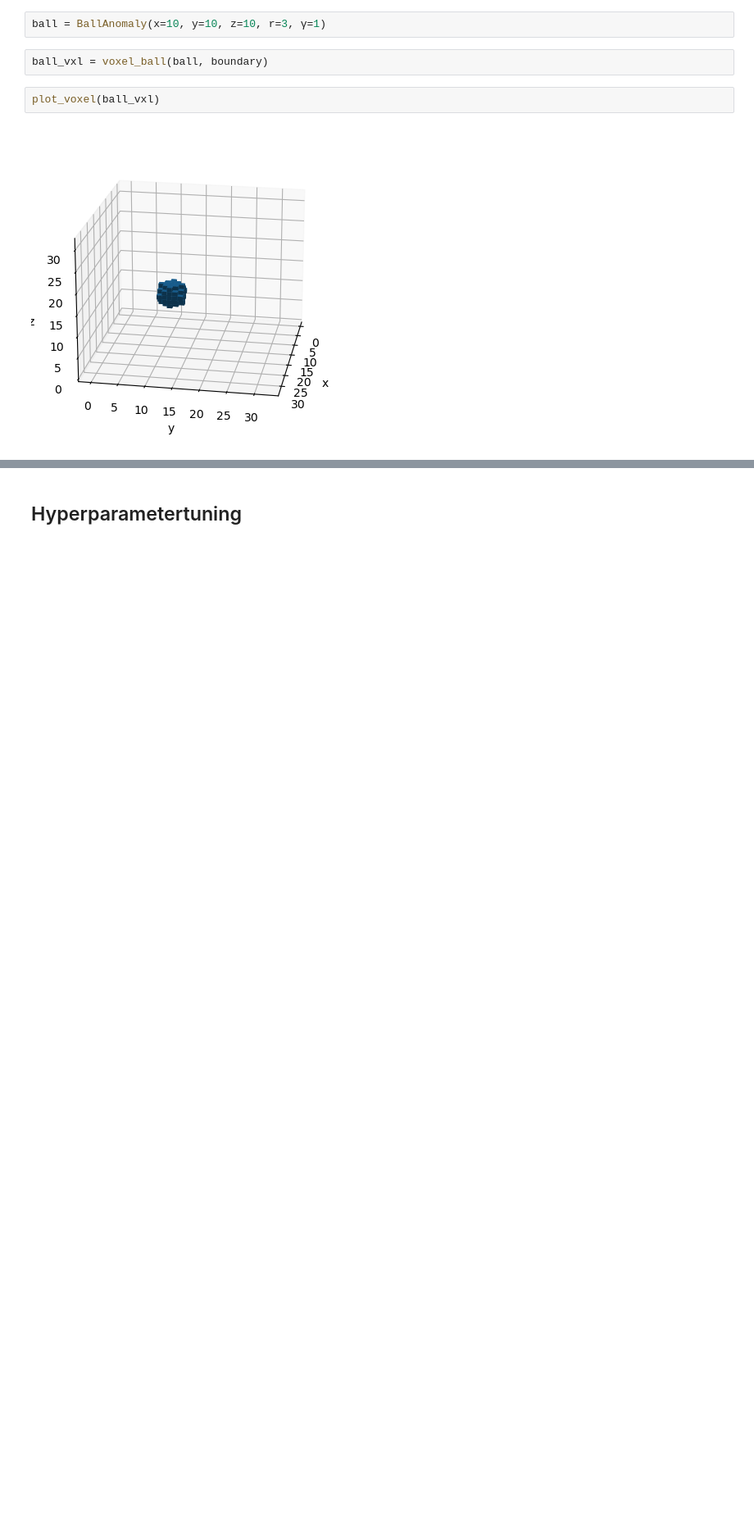
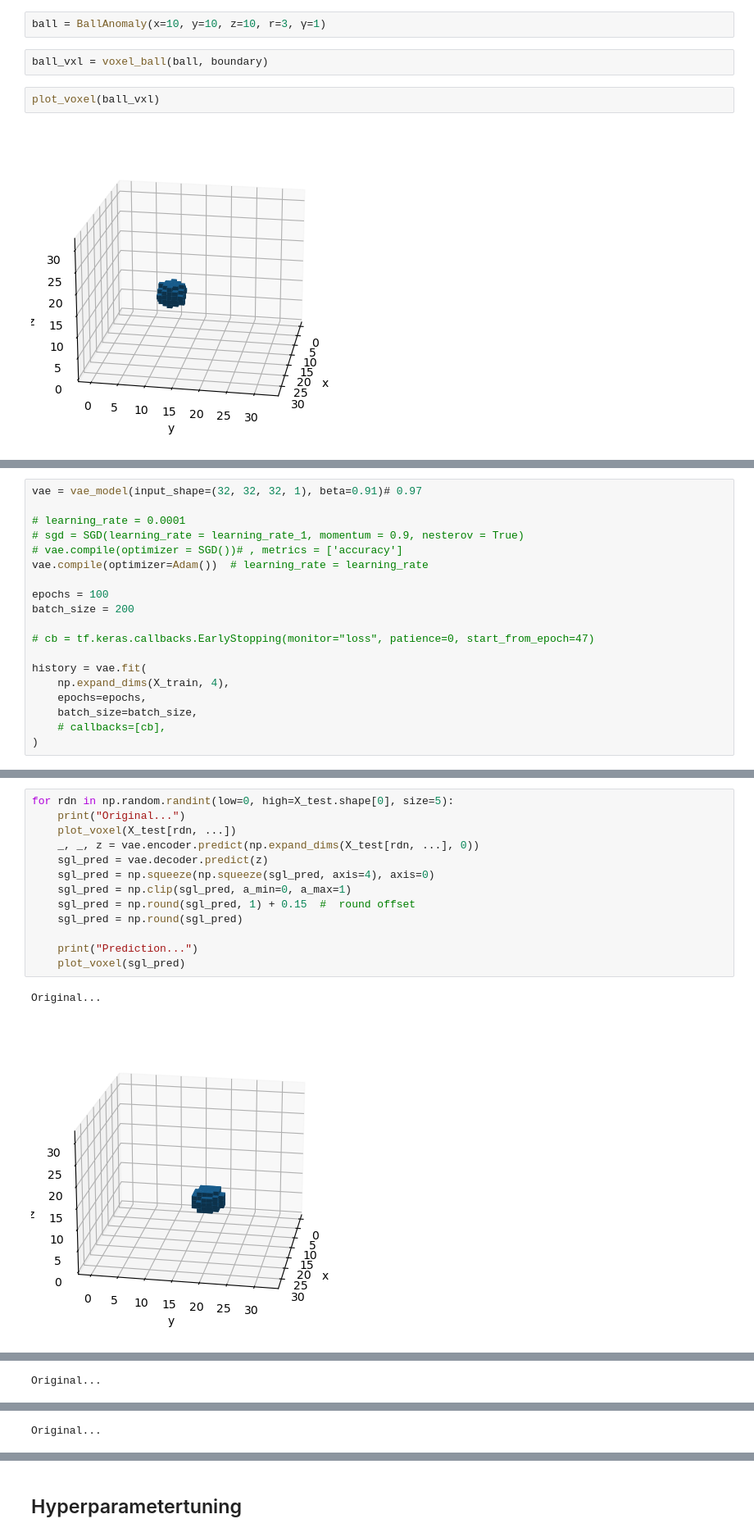
Before and after one commit to JacobTh98/DD3D-EIT, a Jupyter notebook: stage_1_VAE.ipynb, the cells around one changed output, grey strips where cells are left out. Shown at 82% size. Saved outputs shown, nothing was run; the diff lists cells and outputs as text; blank space fills up the shorter version.

Commit message:
succesfully trained vae

```diff
--- a/stage_1_VAE.ipynb
+++ b/stage_1_VAE.ipynb
@@ -328,0 +392,19 @@ for rdn in np.random.randint(low=0, high=X_test.shape[0], size=5):
+# %%
+vae = vae_model(input_shape=(32, 32, 32, 1), beta=0.91)# 0.97
+
+# learning_rate = 0.0001
+# sgd = SGD(learning_rate = learning_rate_1, momentum = 0.9, nesterov = True)
+# vae.compile(optimizer = SGD())# , metrics = ['accuracy']
+vae.compile(optimizer=Adam())  # learning_rate = learning_rate
+
+epochs = 100
+batch_size = 200
+
+# cb = tf.keras.callbacks.EarlyStopping(monitor="loss", patience=0, start_from_epoch=47)
+
+history = vae.fit(
+    np.expand_dims(X_train, 4),
+    epochs=epochs,
+    batch_size=batch_size,
+    # callbacks=[cb],
+)
@@ -328,0 +439,16 @@ for rdn in np.random.randint(low=0, high=X_test.shape[0], size=5):
+# %%
+for rdn in np.random.randint(low=0, high=X_test.shape[0], size=5):
+    print("Original...")
+    plot_voxel(X_test[rdn, ...])
+    _, _, z = vae.encoder.predict(np.expand_dims(X_test[rdn, ...], 0))
+    sgl_pred = vae.decoder.predict(z)
+    sgl_pred = np.squeeze(np.squeeze(sgl_pred, axis=4), axis=0)
+    sgl_pred = np.clip(sgl_pred, a_min=0, a_max=1)
+    sgl_pred = np.round(sgl_pred, 1) + 0.15  #  round offset
+    sgl_pred = np.round(sgl_pred)
+
+    print("Prediction...")
+    plot_voxel(sgl_pred)
+# %% [output]
+Original...
+[figure, added]
@@ -328,0 +459 @@ for rdn in np.random.randint(low=0, high=X_test.shape[0], size=5):
+Original...
@@ -328,0 +465 @@ for rdn in np.random.randint(low=0, high=X_test.shape[0], size=5):
+Original...
```
Also changed, not shown: parts of 34 cells of this notebook, 5 other files.
